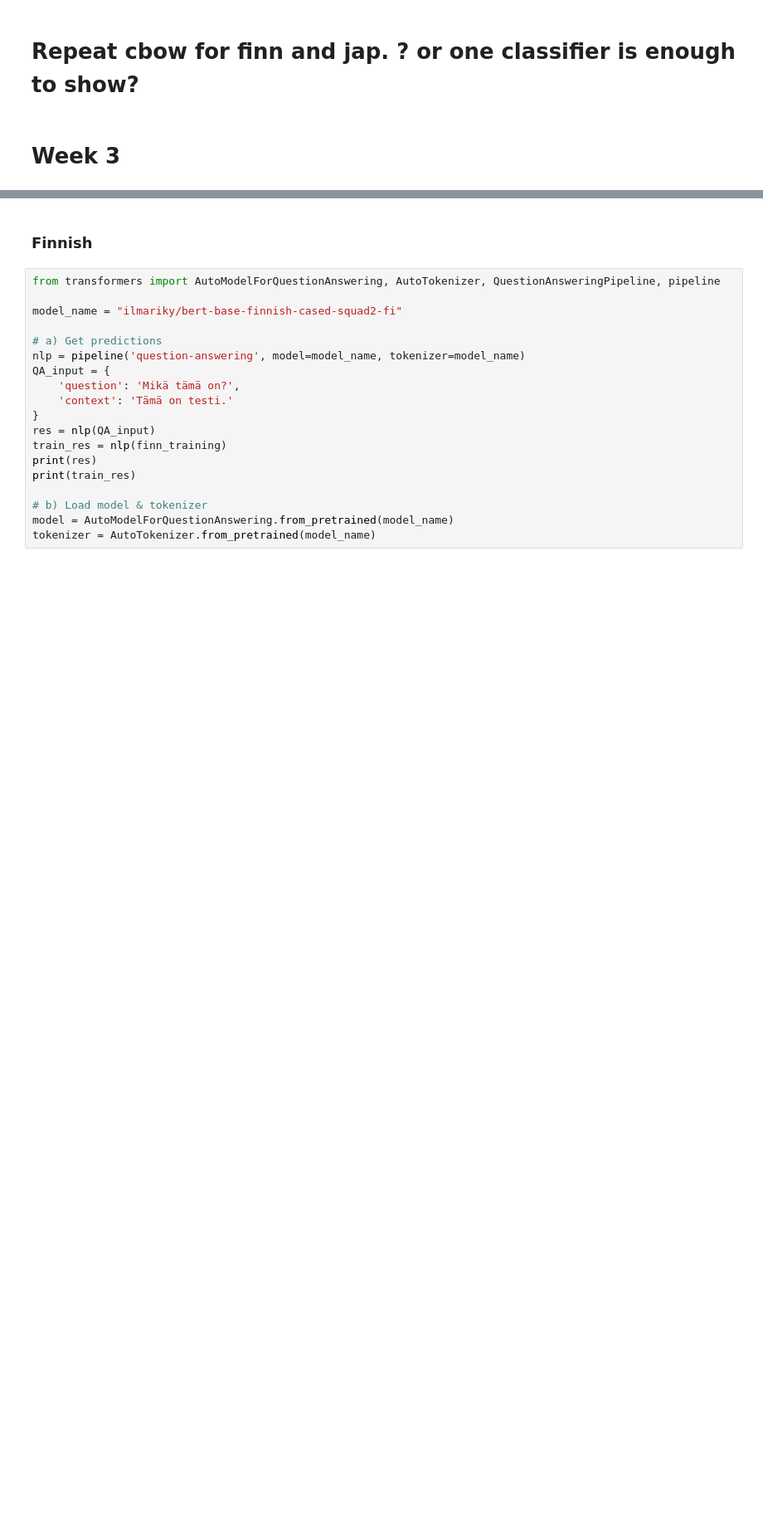
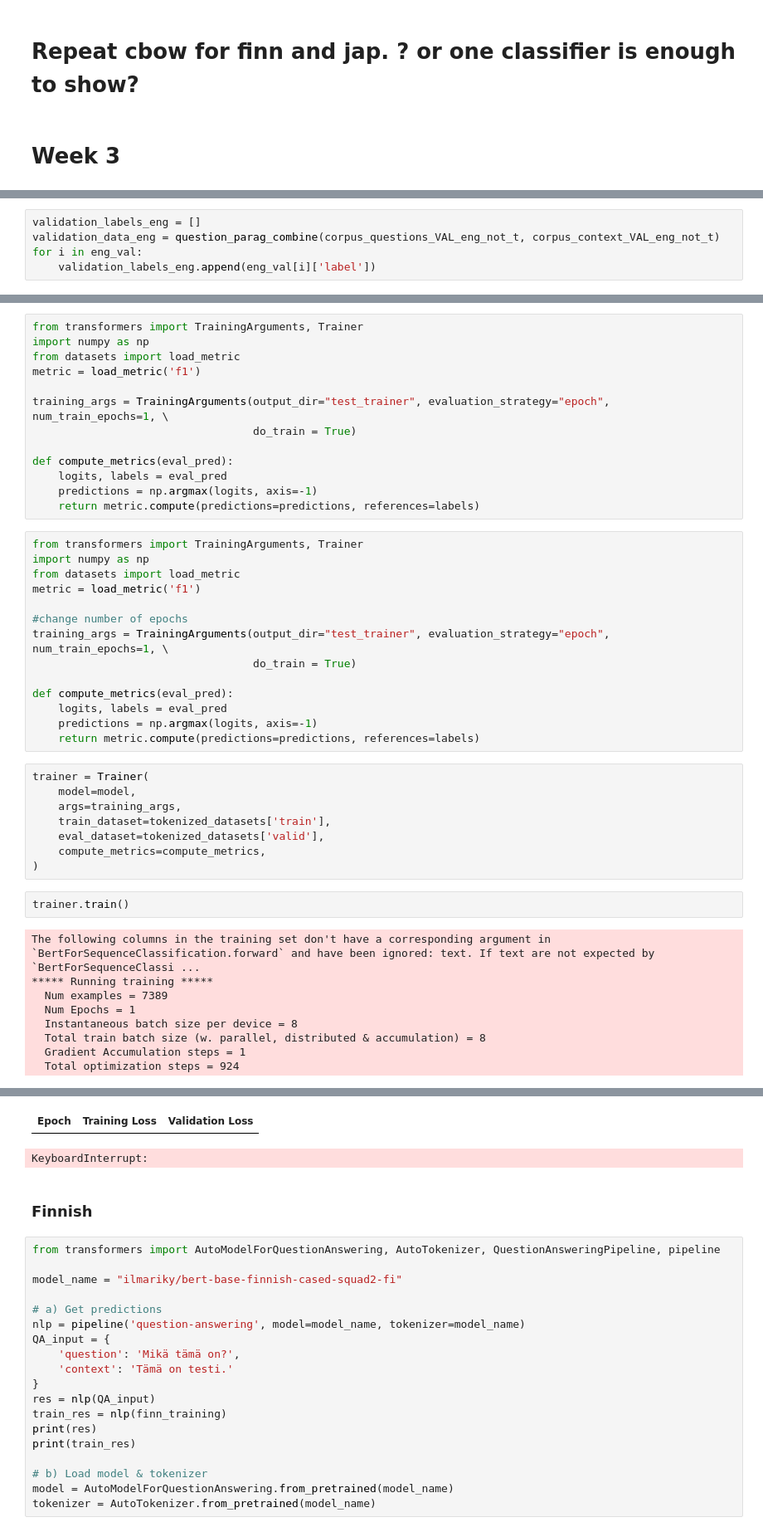
Before and after one commit to fedeflowers/NLP_group101, a Jupyter notebook: Project.ipynb, the cells around one changed output, grey strips where cells are left out. Shown at 83% size. Drawn from its saved outputs; the diff is of its cells as text; blank space fills up the shorter version.

Commit message:
integrated tutorial transformers

```diff
--- a/Project.ipynb
+++ b/Project.ipynb
@@ -655,0 +703,5 @@ for i in eng_training:
+# %%
+validation_labels_eng = []
+validation_data_eng = question_parag_combine(corpus_questions_VAL_eng_not_t, corpus_context_VAL_eng_not_t)
+for i in eng_val:
+    validation_labels_eng.append(eng_val[i]['label'])
@@ -693,0 +762,46 @@ KeyboardInterrupt:
+# %%
+from transformers import TrainingArguments, Trainer
+import numpy as np
+from datasets import load_metric
+metric = load_metric('f1')
+
+training_args = TrainingArguments(output_dir="test_trainer", evaluation_strategy="epoch", num_train_epochs=1, \
+                                  do_train = True)
+
+def compute_metrics(eval_pred):
+    logits, labels = eval_pred
+    predictions = np.argmax(logits, axis=-1)
+    return metric.compute(predictions=predictions, references=labels)
+# %%
+from transformers import TrainingArguments, Trainer
+import numpy as np
+from datasets import load_metric
+metric = load_metric('f1')
+
+#change number of epochs
+training_args = TrainingArguments(output_dir="test_trainer", evaluation_strategy="epoch", num_train_epochs=1, \
+                                  do_train = True)
+
+def compute_metrics(eval_pred):
+    logits, labels = eval_pred
+    predictions = np.argmax(logits, axis=-1)
+    return metric.compute(predictions=predictions, references=labels)
+# %%
+trainer = Trainer(
+    model=model,
+    args=training_args,
+    train_dataset=tokenized_datasets['train'],
+    eval_dataset=tokenized_datasets['valid'],
+    compute_metrics=compute_metrics,
+)
+# %%
+trainer.train()
+# %% [output]
+The following columns in the training set don't have a corresponding argument in `BertForSequenceClassification.forward` and have been ignored: text. If text are not expected by `BertForSequenceClassi ...
+***** Running training *****
+  Num examples = 7389
+  Num Epochs = 1
+  Instantaneous batch size per device = 8
+  Total train batch size (w. parallel, distributed & accumulation) = 8
+  Gradient Accumulation steps = 1
+  Total optimization steps = 924
@@ -694,3 +809,5 @@ KeyboardInterrupt:
+| Epoch | Training Loss | Validation Loss |
+KeyboardInterrupt:
 # %% [markdown]
 ### Finnish
 # %%
```
Also changed, not shown: parts of 15 cells of this notebook, 8 other files.
